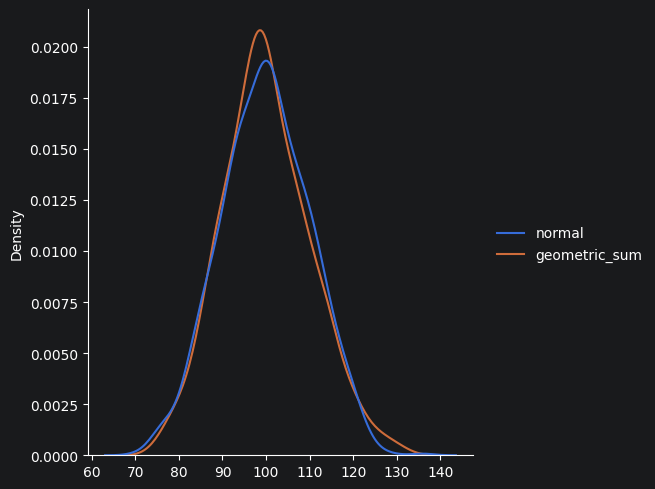
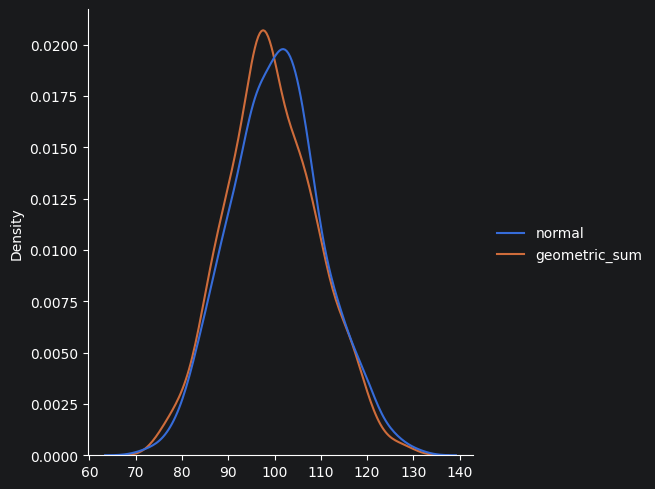
Unified diff of the notebook cell whose output changed from the first chart to the second:
--- before
+++ after
@@ -7,2 +7,3 @@
 
 sns.displot(data, kind="kde")
+plt.show()

Commit: hypothesis stats